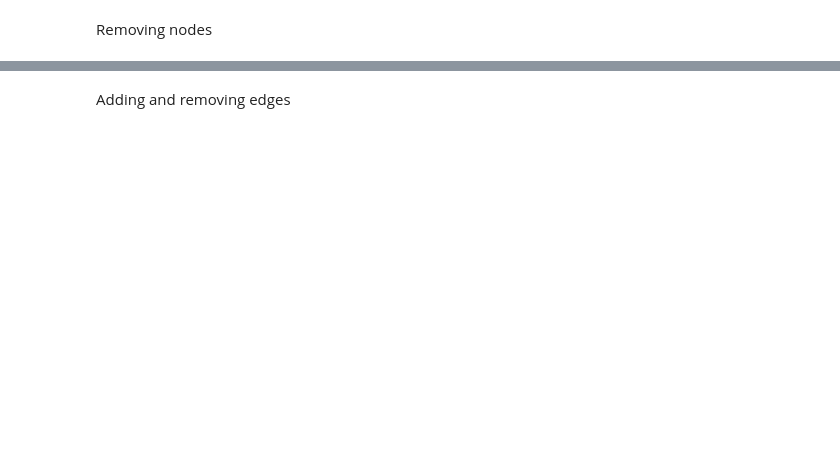
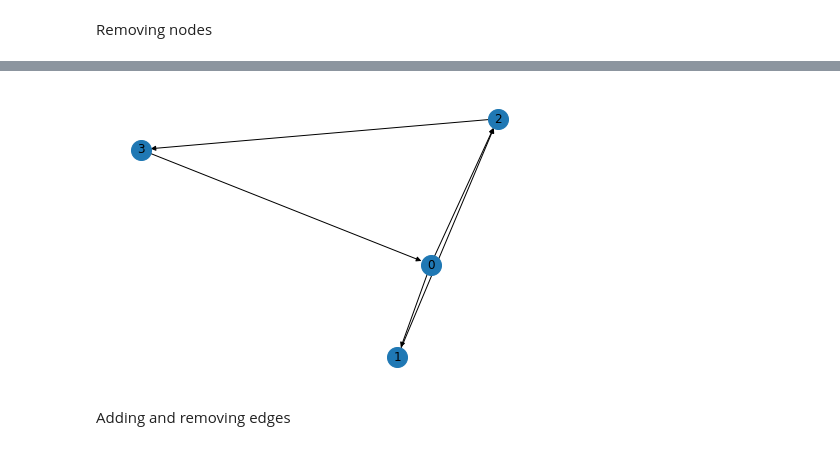
Before and after one commit to maxuw/som-graph, a Jupyter notebook: networkx.ipynb, the cells around one changed output, grey strips where cells are left out. Cells and saved outputs as stored; diff of their text form; code cells hidden in the pictures; blank space fills up the shorter version.

```diff
--- a/networkx.ipynb
+++ b/networkx.ipynb
@@ -17,0 +52,2 @@ g
+# %%
+pos=nx.spring_layout(j)
@@ -18,3 +69,7 @@ g
+# %%
+nx.draw(j, pos=pos, node_size=400, with_labels=True)
+# %% [output]
+[figure, added]
 # %% [markdown]
 Adding and removing edges
 # %%
```
Also changed, not shown: parts of 25 cells of this notebook, 3 other files.
